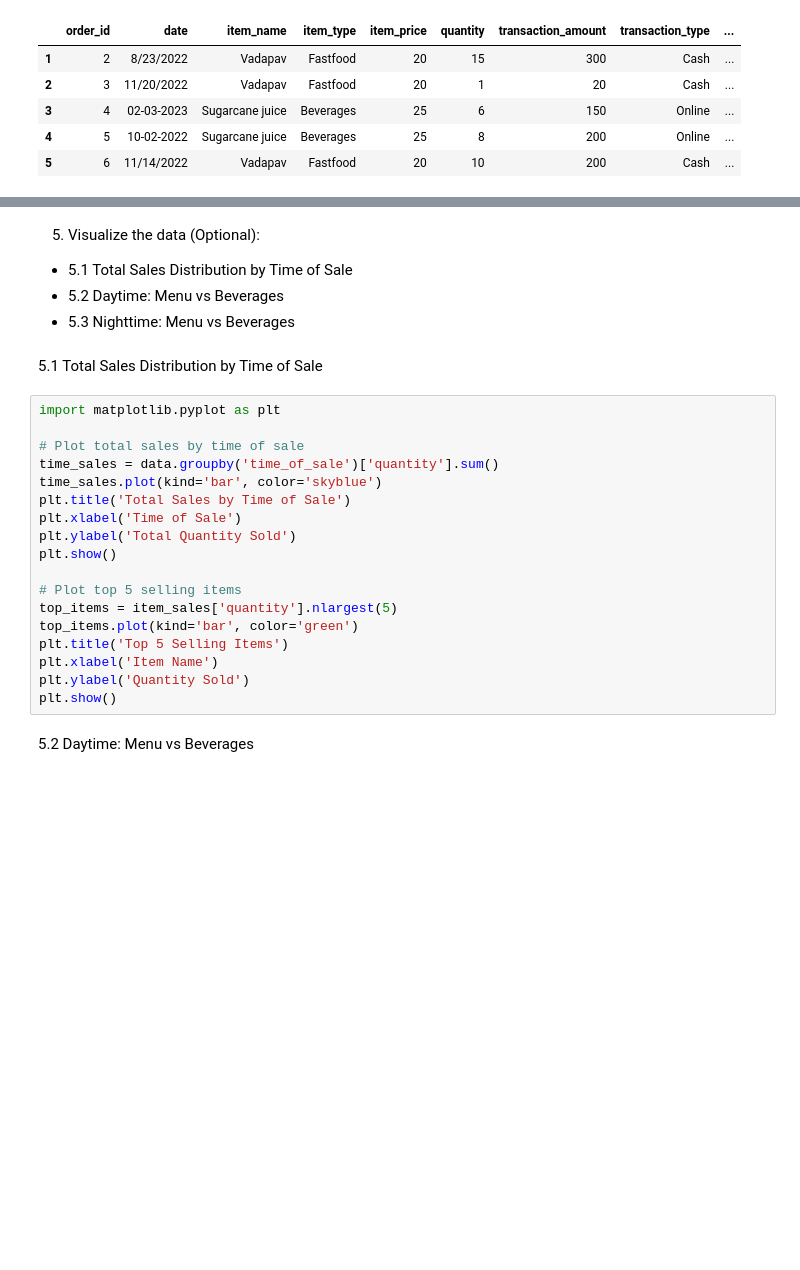
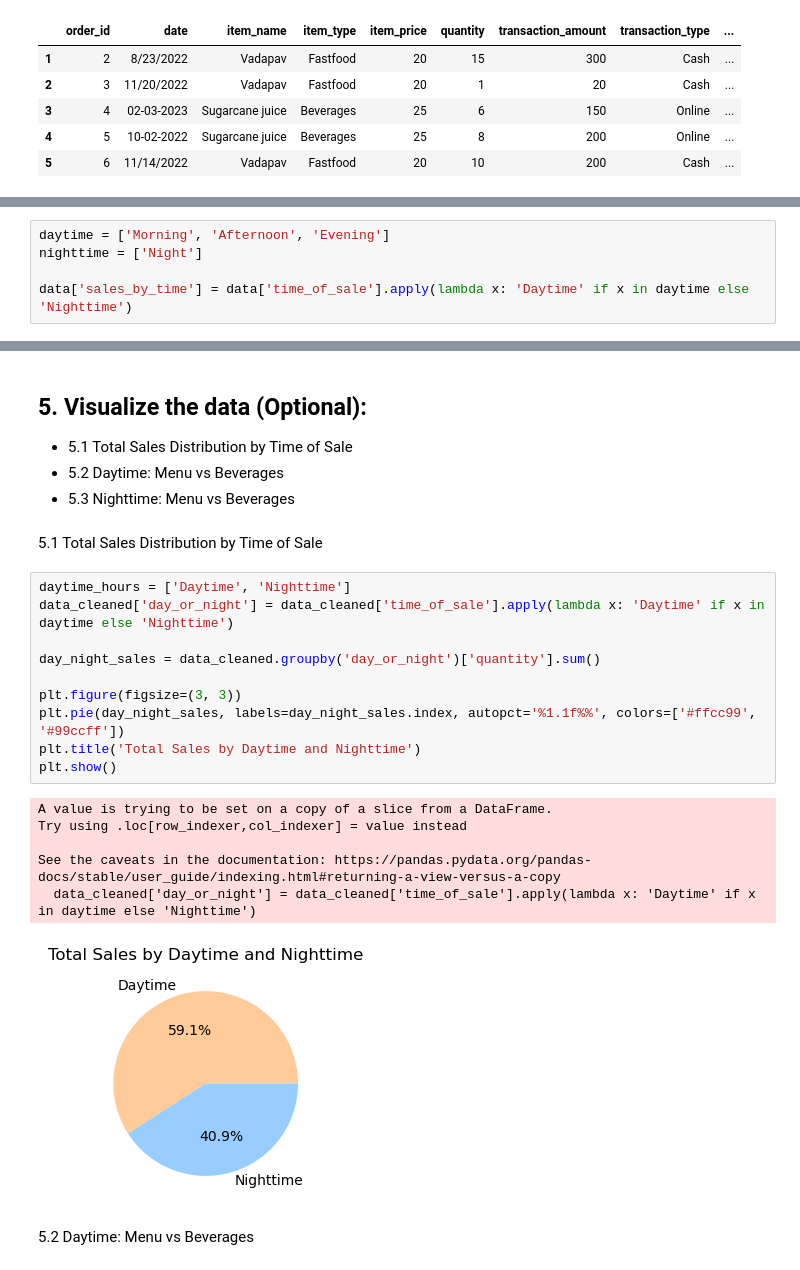
Before and after one commit to hilmanyusoh/Restaurant_Forecasting, a Jupyter notebook: PredictResturant/PredictMenu.ipynb, the cells around one changed output, grey strips where cells are left out. Drawn from its saved outputs; the diff is of its cells as text; blank space fills up the shorter version.

```diff
--- a/PredictResturant/PredictMenu.ipynb
+++ b/PredictResturant/PredictMenu.ipynb
@@ -61,3 +61,8 @@ data_cleaned.head()
+# %%
+daytime = ['Morning', 'Afternoon', 'Evening']
+nighttime = ['Night']
+
+data['sales_by_time'] = data['time_of_sale'].apply(lambda x: 'Daytime' if x in daytime else 'Nighttime')
 # %%
 daytime_hours = ['Morning', 'Afternoon']
 nighttime_hours = ['Evening', 'Night']
@@ -90,27 +109,26 @@ ValueError: Length of ascending (2) != length of by (1)
 # %% [markdown]
-5. Visualize the data (Optional):
+## 5. Visualize the data (Optional):
   * 5.1 Total Sales Distribution by Time of Sale
   * 5.2 Daytime: Menu vs Beverages
   * 5.3 Nighttime: Menu vs Beverages
 # %% [markdown]
 5.1 Total Sales Distribution by Time of Sale
-# %%
-import matplotlib.pyplot as plt
-
-# Plot total sales by time of sale
-time_sales = data.groupby('time_of_sale')['quantity'].sum()
-time_sales.plot(kind='bar', color='skyblue')
-plt.title('Total Sales by Time of Sale')
-plt.xlabel('Time of Sale')
-plt.ylabel('Total Quantity Sold')
-plt.show()
-
-# Plot top 5 selling items
-top_items = item_sales['quantity'].nlargest(5)
-top_items.plot(kind='bar', color='green')
-plt.title('Top 5 Selling Items')
-plt.xlabel('Item Name')
-plt.ylabel('Quantity Sold')
-plt.show()
+# %%
+daytime_hours = ['Daytime', 'Nighttime']
+data_cleaned['day_or_night'] = data_cleaned['time_of_sale'].apply(lambda x: 'Daytime' if x in daytime else 'Nighttime')
+
+day_night_sales = data_cleaned.groupby('day_or_night')['quantity'].sum()
+
+plt.figure(figsize=(3, 3))
+plt.pie(day_night_sales, labels=day_night_sales.index, autopct='%1.1f%%', colors=['#ffcc99', '#99ccff'])
+plt.title('Total Sales by Daytime and Nighttime')
+plt.show()
+# %% [output]
+A value is trying to be set on a copy of a slice from a DataFrame.
+Try using .loc[row_indexer,col_indexer] = value instead
+
+See the caveats in the documentation: https://pandas.pydata.org/pandas-docs/stable/user_guide/indexing.html#returning-a-view-versus-a-copy
+  data_cleaned['day_or_night'] = data_cleaned['time_of_sale'].apply(lambda x: 'Daytime' if x in daytime else 'Nighttime')
+[figure, added]
 # %% [markdown]
 5.2 Daytime: Menu vs Beverages
```
Also changed, not shown: parts of 31 cells of this notebook.
